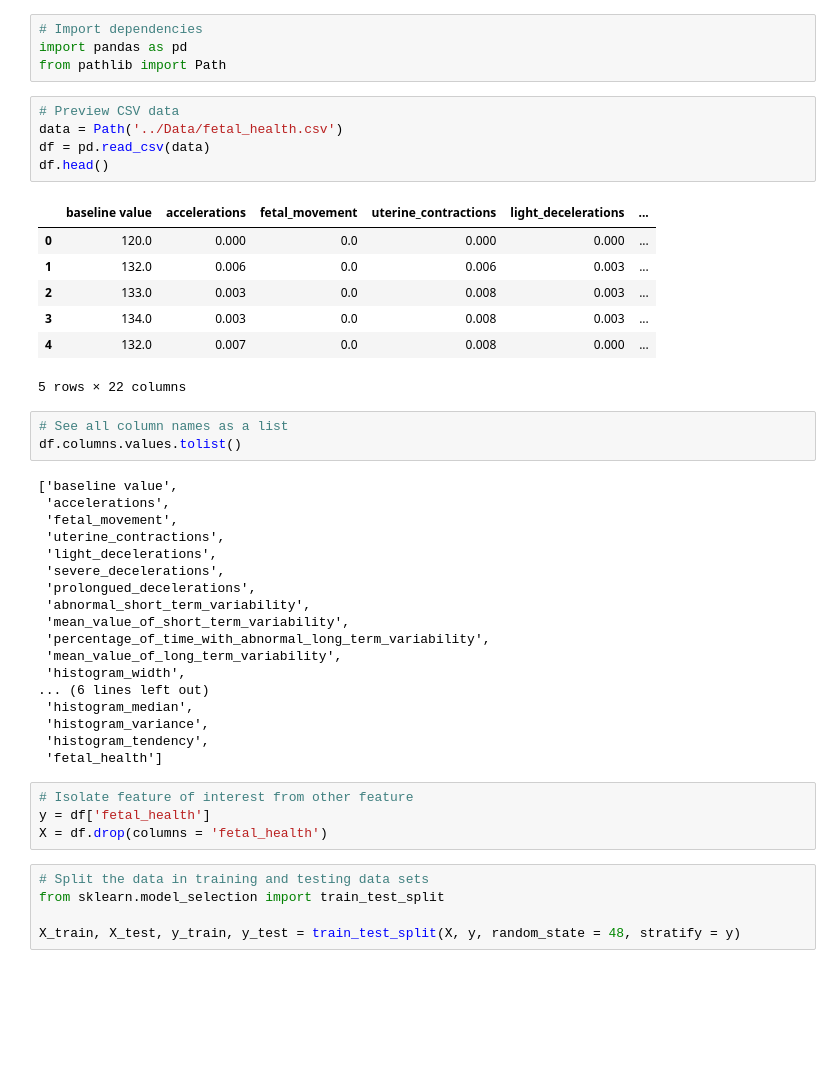
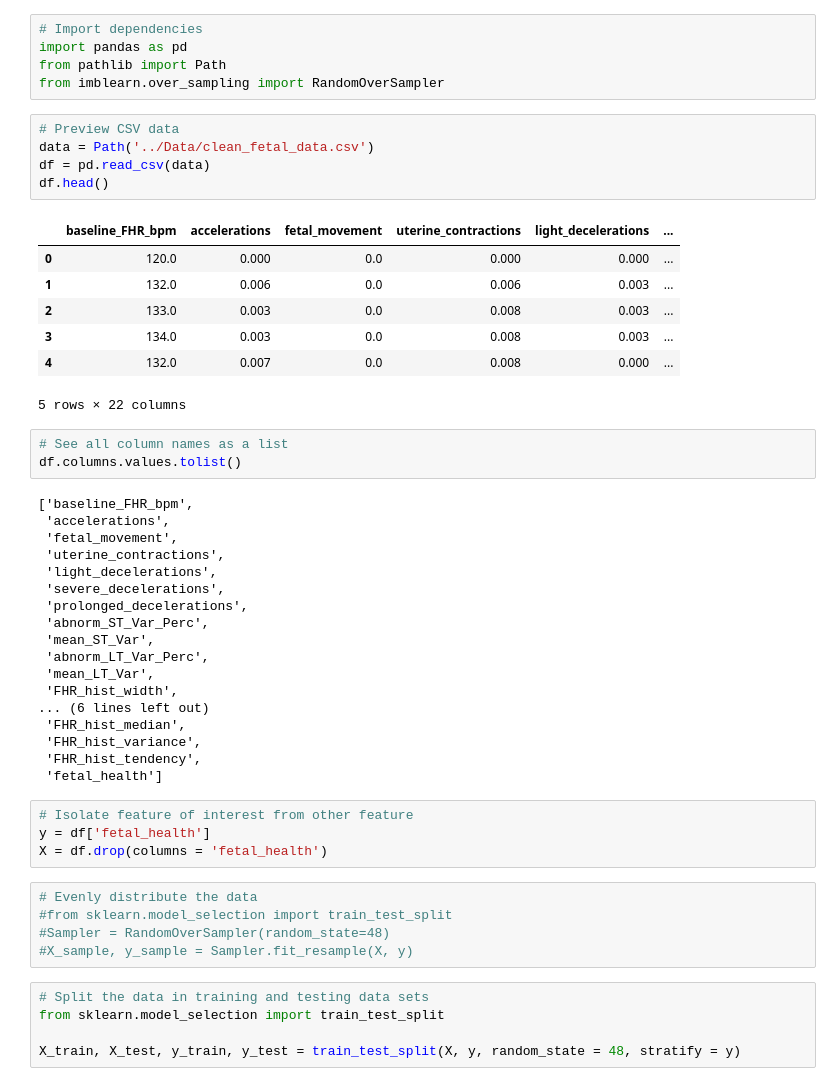
Before and after one commit to imnana18/group10-final-project, a Jupyter notebook: Models/svm_model.ipynb, the cells around one changed output. Drawn from its saved outputs; the diff is of its cells as text; blank space fills up the shorter version.

```diff
--- a/Models/svm_model.ipynb
+++ b/Models/svm_model.ipynb
@@ -2,13 +2,14 @@
 # Import dependencies
 import pandas as pd
 from pathlib import Path
+from imblearn.over_sampling import RandomOverSampler
 # %%
 # Preview CSV data
-data = Path('../Data/fetal_health.csv')
+data = Path('../Data/clean_fetal_data.csv')
 df = pd.read_csv(data)
 df.head()
 # %% [output]
-|  | baseline value | accelerations | fetal_movement | uterine_contractions | light_decelerations | ... |
+|  | baseline_FHR_bpm | accelerations | fetal_movement | uterine_contractions | light_decelerations | ... |
 | 0 | 120.0 | 0.000 | 0.0 | 0.000 | 0.000 | ... |
 | 1 | 132.0 | 0.006 | 0.0 | 0.006 | 0.003 | ... |
 | 2 | 133.0 | 0.003 | 0.0 | 0.008 | 0.003 | ... |
@@ -19,27 +20,32 @@ df.head()
 # See all column names as a list
 df.columns.values.tolist()
 # %% [output]
-['baseline value',
+['baseline_FHR_bpm',
  'accelerations',
  'fetal_movement',
  'uterine_contractions',
  'light_decelerations',
  'severe_decelerations',
- 'prolongued_decelerations',
- 'abnormal_short_term_variability',
- 'mean_value_of_short_term_variability',
- 'percentage_of_time_with_abnormal_long_term_variability',
- 'mean_value_of_long_term_variability',
- 'histogram_width',
+ 'prolonged_decelerations',
+ 'abnorm_ST_Var_Perc',
+ 'mean_ST_Var',
+ 'abnorm_LT_Var_Perc',
+ 'mean_LT_Var',
+ 'FHR_hist_width',
 ... (6 lines left out)
- 'histogram_median',
- 'histogram_variance',
- 'histogram_tendency',
+ 'FHR_hist_median',
+ 'FHR_hist_variance',
+ 'FHR_hist_tendency',
  'fetal_health']
 # %%
 # Isolate feature of interest from other feature
 y = df['fetal_health']
 X = df.drop(columns = 'fetal_health')
+# %%
+# Evenly distribute the data
+#from sklearn.model_selection import train_test_split
+#Sampler = RandomOverSampler(random_state=48)
+#X_sample, y_sample = Sampler.fit_resample(X, y)
 # %%
 # Split the data in training and testing data sets
 from sklearn.model_selection import train_test_split
```
Also changed, not shown: parts of 1 cell of this notebook, 9 other files.
